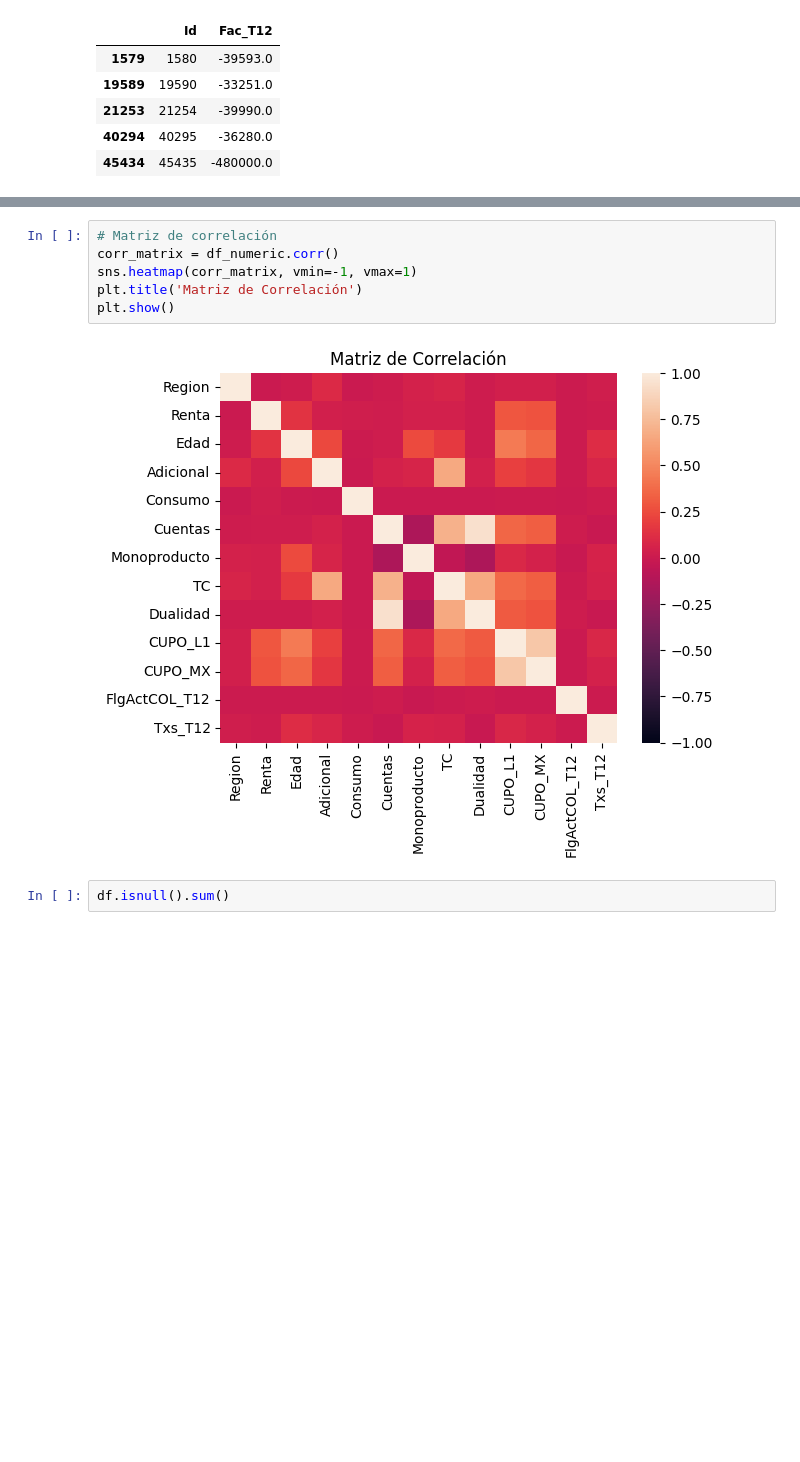
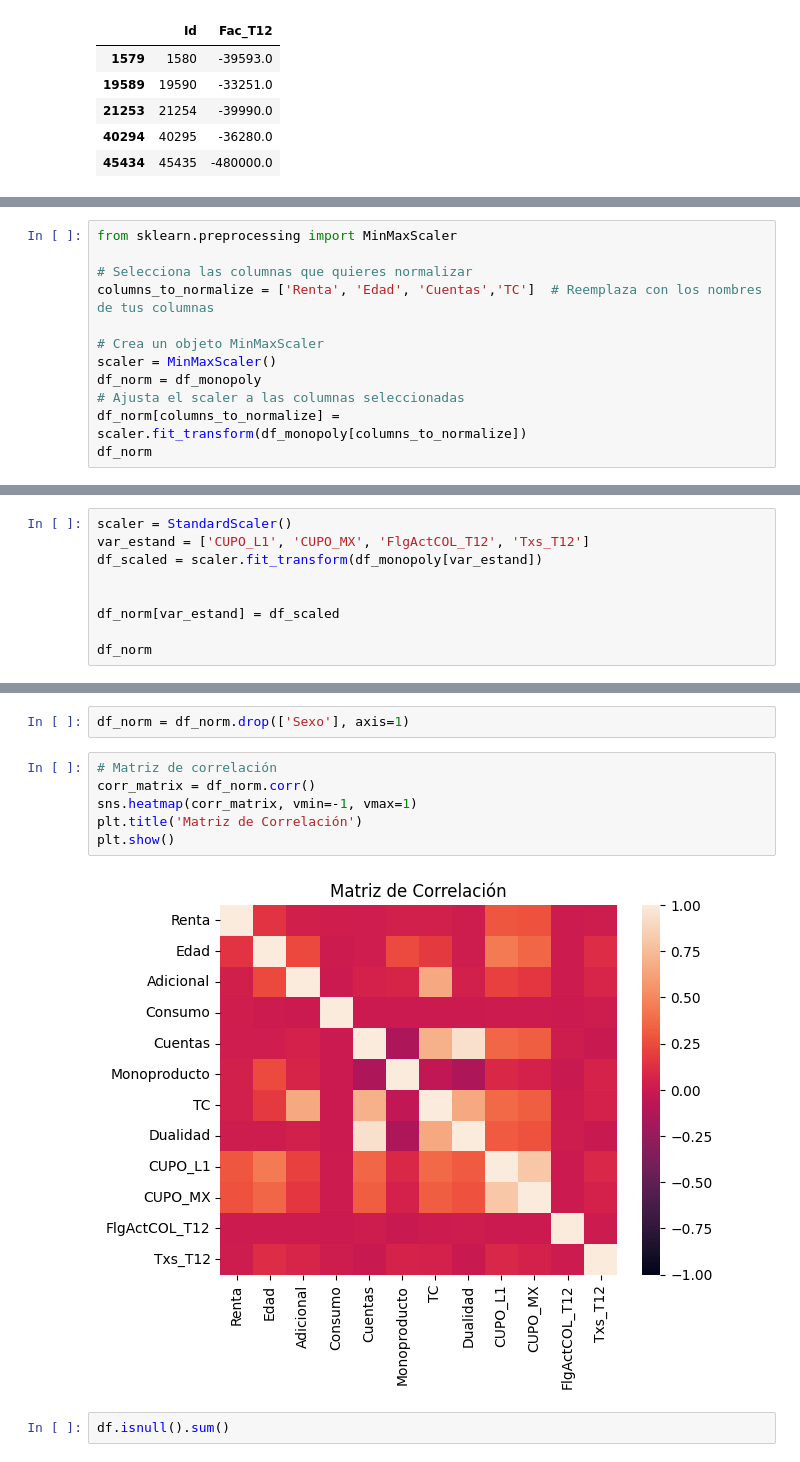
Before and after one commit to Ekronec/Machine-Learning, a Jupyter notebook: Evaluaciones/Besa_Duran_Astrosa_Eva1.ipynb, the cells around one changed output, grey strips where cells are left out. Saved outputs shown, nothing was run; the diff lists cells and outputs as text; blank space fills up the shorter version.

Commit message:
Normalizacion y estandarizacion y heatmap

```diff
--- a/Evaluaciones/Besa_Duran_Astrosa_Eva1.ipynb
+++ b/Evaluaciones/Besa_Duran_Astrosa_Eva1.ipynb
@@ -213,0 +190,12 @@ print(df_scaled)
+# %%
+from sklearn.preprocessing import MinMaxScaler
+
+# Selecciona las columnas que quieres normalizar
+columns_to_normalize = ['Renta', 'Edad', 'Cuentas','TC']  # Reemplaza con los nombres de tus columnas
+
+# Crea un objeto MinMaxScaler
+scaler = MinMaxScaler()
+df_norm = df_monopoly
+# Ajusta el scaler a las columnas seleccionadas
+df_norm[columns_to_normalize] = scaler.fit_transform(df_monopoly[columns_to_normalize])
+df_norm
@@ -213,0 +221,9 @@ print(df_scaled)
+# %%
+scaler = StandardScaler()
+var_estand = ['CUPO_L1', 'CUPO_MX', 'FlgActCOL_T12', 'Txs_T12']
+df_scaled = scaler.fit_transform(df_monopoly[var_estand])
+
+
+df_norm[var_estand] = df_scaled
+
+df_norm
@@ -214,11 +249,13 @@ print(df_scaled)
+# %%
+df_norm = df_norm.drop(['Sexo'], axis=1)
 # %%
 # Matriz de correlación
-corr_matrix = df_numeric.corr()
+corr_matrix = df_norm.corr()
 sns.heatmap(corr_matrix, vmin=-1, vmax=1)
 plt.title('Matriz de Correlación')
 plt.show()
 # %% [output]
-[figure, old version]
+[figure, new version]
 # %%
 df.isnull().sum()
 # %% [output]
```
Also changed, not shown: parts of 5 cells of this notebook.
